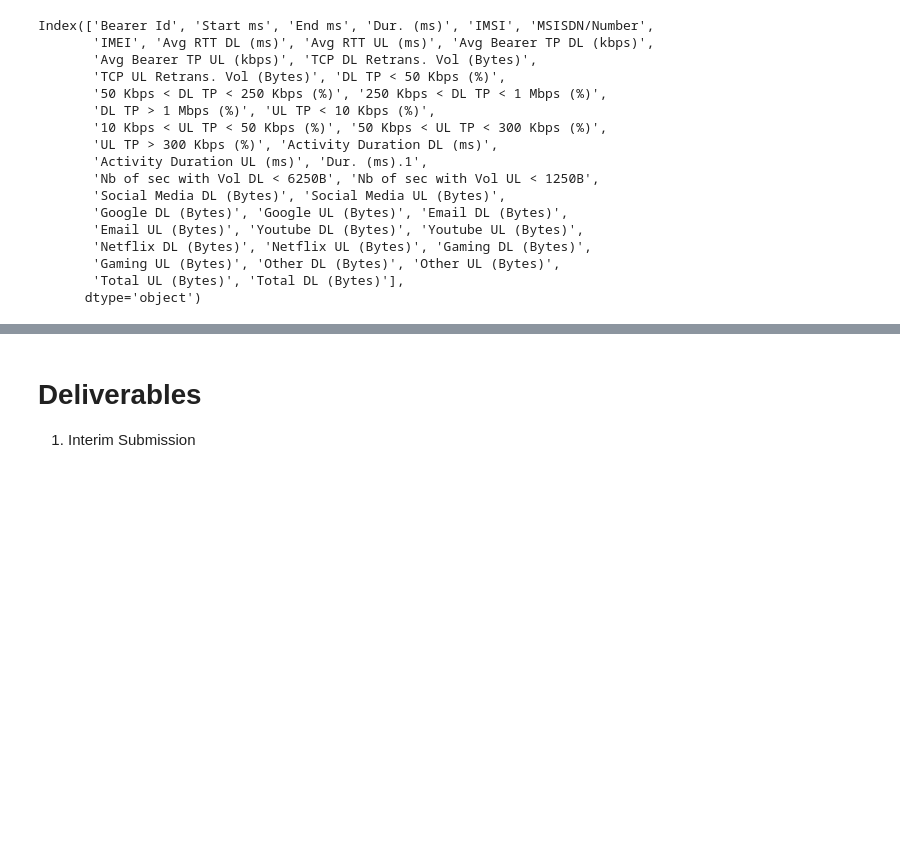
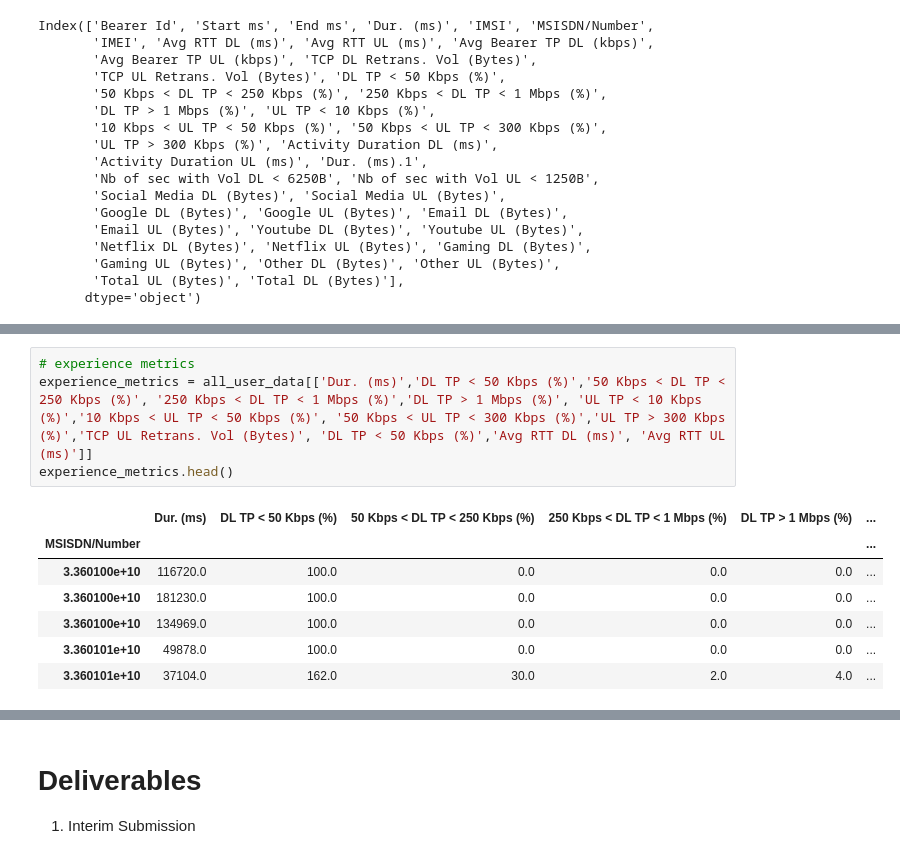
Before and after one commit to Kira-Floris/TellCo, a Jupyter notebook: notebook/telco project.ipynb, the cells around one changed output, grey strips where cells are left out. Cells and saved outputs as stored; diff of their text form; blank space fills up the shorter version.

```diff
--- a/notebook/telco project.ipynb
+++ b/notebook/telco project.ipynb
@@ -603,0 +666,12 @@ TypeError: unhashable type: 'Series'
+# %%
+# experience metrics
+experience_metrics = all_user_data[['Dur. (ms)','DL TP < 50 Kbps (%)','50 Kbps < DL TP < 250 Kbps (%)', '250 Kbps < DL TP < 1 Mbps (%)','DL TP > 1 Mbps (%)', 'UL TP < 10 Kbps (%)','10 Kbps < UL TP < 50 Kbps (%)', '50 Kbps < UL TP < 300 Kbps (%)','UL TP > 300 Kbps (%)','TCP UL Retrans. Vol (Bytes)', 'DL TP < 50 Kbps (%)','Avg RTT DL (ms)', 'Avg RTT UL (ms)']]
+experience_metrics.head()
+# %% [output]
+|  | Dur. (ms) | DL TP < 50 Kbps (%) | 50 Kbps < DL TP < 250 Kbps (%) | 250 Kbps < DL TP < 1 Mbps (%) | DL TP > 1 Mbps (%) | ... |
+| MSISDN/Number |  |  |  |  |  | ... |
+| 3.360100e+10 | 116720.0 | 100.0 | 0.0 | 0.0 | 0.0 | ... |
+| 3.360100e+10 | 181230.0 | 100.0 | 0.0 | 0.0 | 0.0 | ... |
+| 3.360100e+10 | 134969.0 | 100.0 | 0.0 | 0.0 | 0.0 | ... |
+| 3.360101e+10 | 49878.0 | 100.0 | 0.0 | 0.0 | 0.0 | ... |
+| 3.360101e+10 | 37104.0 | 162.0 | 30.0 | 2.0 | 4.0 | ... |
```
Also changed, not shown: parts of 9 cells of this notebook.
